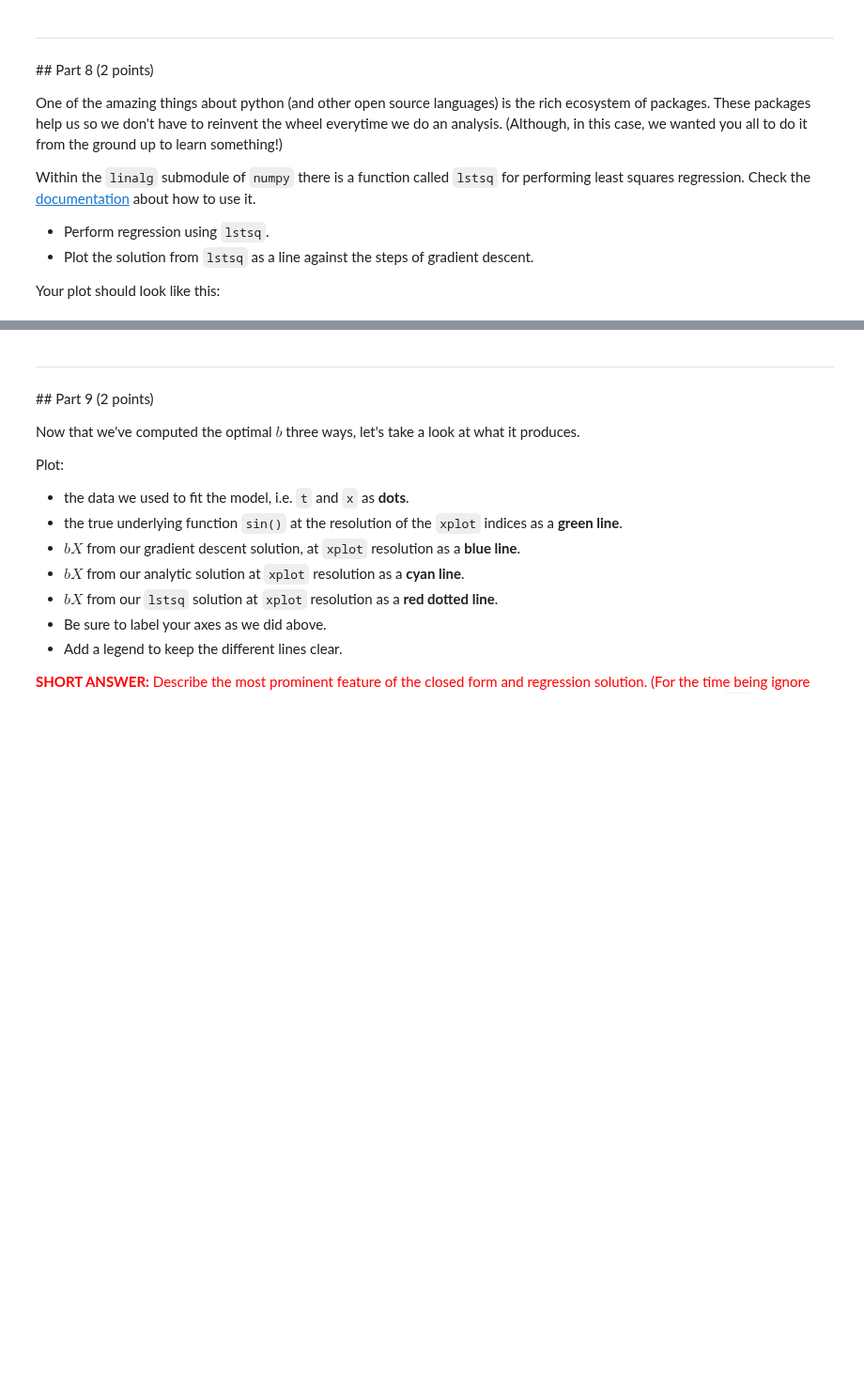
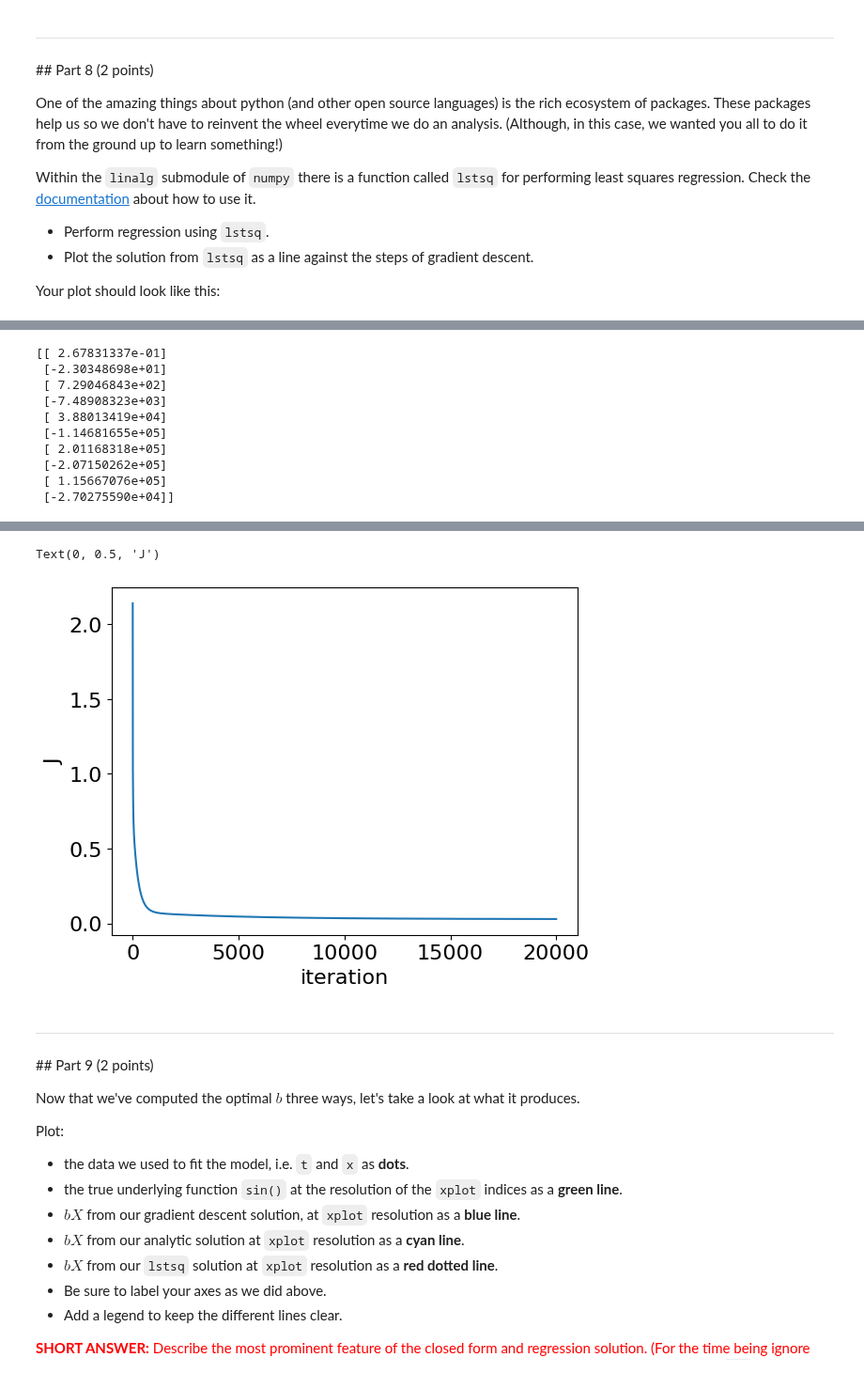
Before and after one commit to Urvi-M/BE559, a Jupyter notebook: Homework2_part1_v2.ipynb, the cells around one changed output, grey strips where cells are left out. Shown at 94% size. Saved outputs shown, nothing was run; the diff lists cells and outputs as text; code cells hidden in the pictures; blank space fills up the shorter version.

```diff
--- a/Homework2_part1_v2.ipynb
+++ b/Homework2_part1_v2.ipynb
@@ -287,0 +292,19 @@ Your plot should look like this:
+# %%
+a = np.transpose(poly(x,n))
+S = np.linalg.lstsq(a,t)[0]
+print(S)
+plt.plot(steps,J)
+# plt.plot(steps,S)
+plt.xlabel('iteration')
+plt.ylabel('J')
+# %% [output]
+[[ 2.67831337e-01]
+ [-2.30348698e+01]
+ [ 7.29046843e+02]
+ [-7.48908323e+03]
+ [ 3.88013419e+04]
+ [-1.14681655e+05]
+ [ 2.01168318e+05]
+ [-2.07150262e+05]
+ [ 1.15667076e+05]
+ [-2.70275590e+04]]
@@ -288,3 +313,5 @@ Your plot should look like this:
+Text(0, 0.5, 'J')
+[figure, added]
 # %% [markdown]
 ---
 ## Part 9 (2 points)
```
Also changed, not shown: parts of 8 cells of this notebook.
